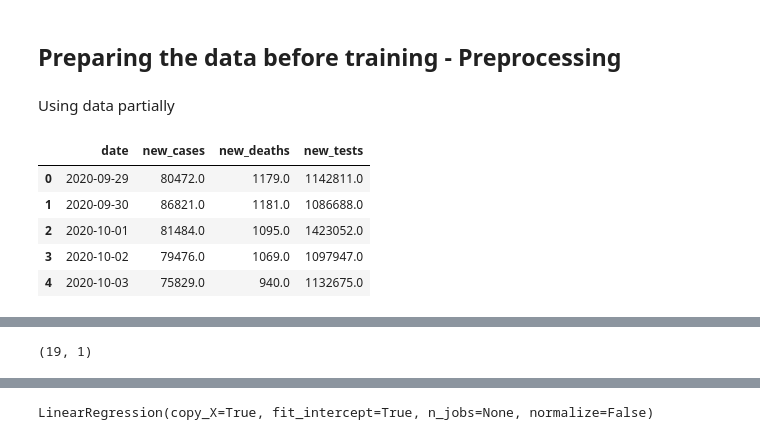
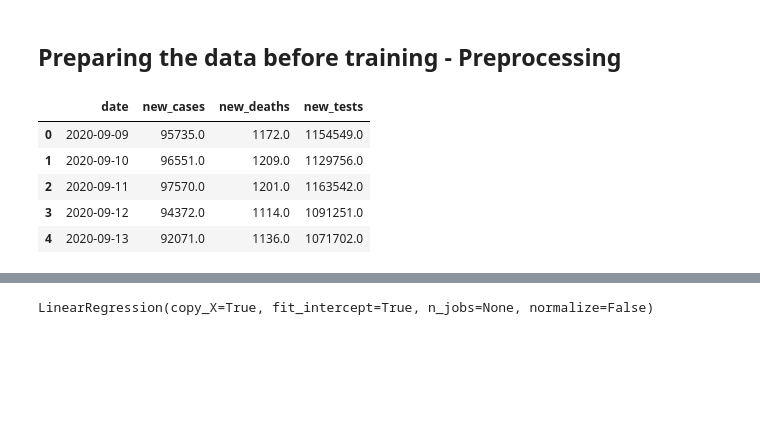
Before and after one commit to vhpraneeth/VIT_DWDM, a Jupyter notebook: Project.ipynb, the cells around one changed output, grey strips where cells are left out. Saved outputs shown, nothing was run; the diff lists cells and outputs as text; code cells hidden in the pictures; blank space fills up the shorter version.

```diff
--- a/Project.ipynb
+++ b/Project.ipynb
@@ -14,11 +16,11 @@ Name: V. Hari Praneeth
 import pandas as pd
 link = 'https://raw.githubusercontent.com/owid/covid-19-data/master/public/data/owid-covid-data.csv'
 df = pd.read_csv(link)  # public data - continuously updated
-df = df[df.location=='India']
-print('Columns:', df.columns)
-df = df[['date', 'new_cases', 'new_deaths', 'new_tests']]
-df['date'] = pd.to_datetime(df['date'])
-df.reset_index(drop=True, inplace=True)
+
+country = 'India'
+
+df = df[df.location==country]  # extract India data from the large dataset
+print('Columns:', df.columns)  # display column names
 # %% [output]
 Columns: Index(['iso_code', 'continent', 'location', 'date', 'total_cases', 'new_cases',
        'new_cases_smoothed', 'total_deaths', 'new_deaths',
@@ -120,19 +131,15 @@ px.line(df, x='date',y='new_cases', title='date vs new_cases')
 [interactive output not drawn]
 # %% [markdown]
 ## Preparing the data before training - __Preprocessing__
-# %% [markdown]
-Using data partially
 # %%
-old_df = df.copy()
-partial_df = df.iloc[250:]
-df = partial_df.copy()
-df.reset_index(drop=True, inplace=True)
-df.head()
+df2 = df.iloc[230:].copy()  # Using data partially
+df2.reset_index(drop=True, inplace=True)
+df2.head()
 # %% [output]
 |  | date | new_cases | new_deaths | new_tests |
-| 0 | 2020-09-29 | 80472.0 | 1179.0 | 1142811.0 |
-| 1 | 2020-09-30 | 86821.0 | 1181.0 | 1086688.0 |
-| 2 | 2020-10-01 | 81484.0 | 1095.0 | 1423052.0 |
-| 3 | 2020-10-02 | 79476.0 | 1069.0 | 1097947.0 |
-| 4 | 2020-10-03 | 75829.0 | 940.0 | 1132675.0 |
+| 0 | 2020-09-09 | 95735.0 | 1172.0 | 1154549.0 |
+| 1 | 2020-09-10 | 96551.0 | 1209.0 | 1129756.0 |
+| 2 | 2020-09-11 | 97570.0 | 1201.0 | 1163542.0 |
+| 3 | 2020-09-12 | 94372.0 | 1114.0 | 1091251.0 |
+| 4 | 2020-09-13 | 92071.0 | 1136.0 | 1071702.0 |
 # %%
@@ -154,4 +159,0 @@ X_train, X_test, y_train, y_test = train_test_split(X, y, random_state=0)
-# %%
-X_test.shape
-# %% [output]
-(19, 1)
```
Also changed, not shown: parts of 55 cells of this notebook.
